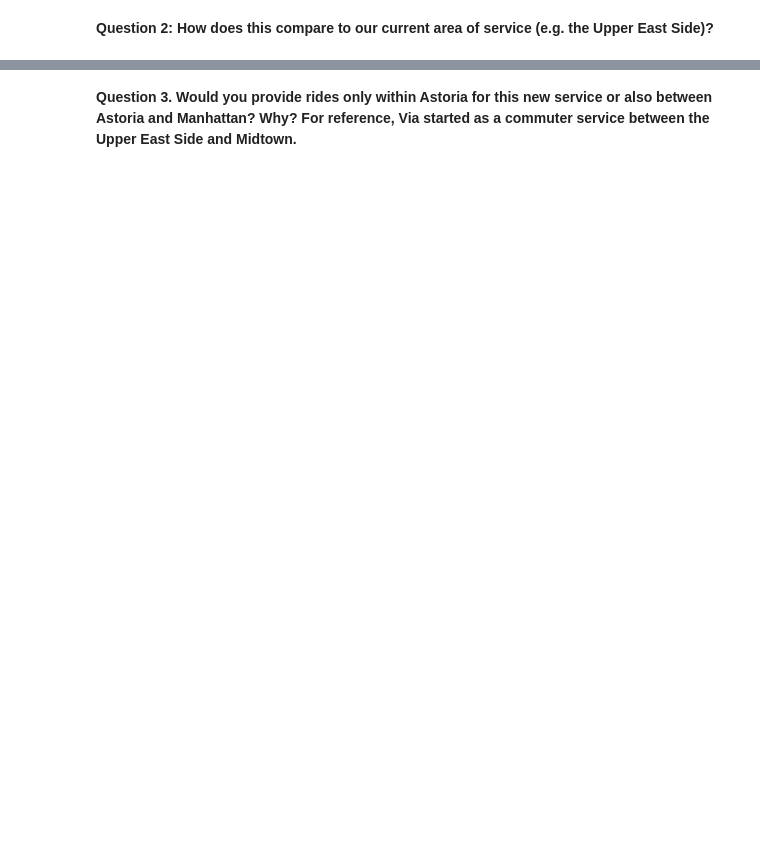
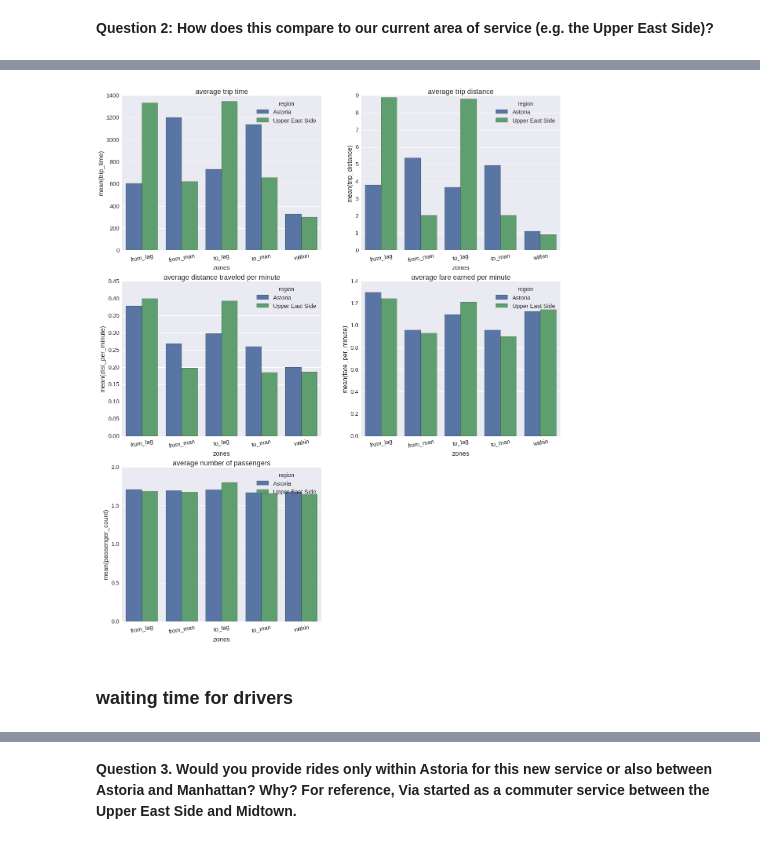
Before and after one commit to huangy22/NYC_taxi_Analysis, a Jupyter notebook: via_data_challenge_dask.ipynb, the cells around one changed output, grey strips where cells are left out. Saved outputs shown, nothing was run; the diff lists cells and outputs as text; code cells hidden in the pictures; blank space fills up the shorter version.

```diff
--- a/via_data_challenge_dask.ipynb
+++ b/via_data_challenge_dask.ipynb
@@ -242,0 +133,8 @@ eff_Upper_East["dist_per_minute"] = eff_Upper_East["trip_distance"]/eff_Upper_Ea
+# %%
+df_Astoria = query_regional_rides(Astoria_zones)
+print "Number of Taxi Rides Between 2013-08-01 and 2013-08-31"
+print "within Astoria:                    ", len(df_Astoria[df_Astoria.zones=="within"])
+print "from Astoria to LaGuardia Airport: ", len(df_Astoria[df_Astoria.zones=="to_lag"])
+print "from LaGuardia Airport to Astoria: ", len(df_Astoria[df_Astoria.zones=="from_lag"])
+print "from Astoria to Manhattan:         ", len(df_Astoria[df_Astoria.zones=="to_man"])
+print "from Manhattan to Astoria:         ", len(df_Astoria[df_Astoria.zones=="from_man"])
@@ -242,0 +148,8 @@ eff_Upper_East["dist_per_minute"] = eff_Upper_East["trip_distance"]/eff_Upper_Ea
+# %%
+df_Upper = query_regional_rides(Upper_east_zones)
+print "Number of Taxi Rides Between 2013-08-01 and 2013-08-31"
+print "within Upper East Side:                    ", len(df_Upper[df_Upper.zones=="within"])
+print "from Upper East Side to LaGuardia Airport: ", len(df_Upper[df_Upper.zones=="to_lag"])
+print "from LaGuardia Airport to Upper East Side: ", len(df_Upper[df_Upper.zones=="from_lag"])
+print "from Upper East Side to Manhattan:         ", len(df_Upper[df_Upper.zones=="to_man"])
+print "from Manhattan to Upper East Side:         ", len(df_Upper[df_Upper.zones=="from_man"])
@@ -242,0 +163,12 @@ eff_Upper_East["dist_per_minute"] = eff_Upper_East["trip_distance"]/eff_Upper_Ea
+# %%
+df_Astoria["region"] = "Astoria"
+df_Upper["region"] = "Upper East Side"
+df_rides = pd.concat([df_Astoria, df_Upper], axis=0)
+
+agg_rides = df_rides[['region', 'zones', 'passenger_count', 'trip_distance', 'trip_time', 'fare_amount']] \
+                        .groupby(['zones', 'region']).mean().reset_index()
+
+agg_rides["fare_per_minute"] = agg_rides["fare_amount"]/agg_rides["trip_time"]*60.0
+agg_rides["dist_per_minute"] = agg_rides["trip_distance"]/agg_rides["trip_time"]*60.0
+
+agg_rides.head()
@@ -242,0 +182,21 @@ eff_Upper_East["dist_per_minute"] = eff_Upper_East["trip_distance"]/eff_Upper_Ea
+# %%
+def plot_bar(df, x_cols, y_cols, titles):
+    n_y = len(titles)/2 + 1
+    plt.figure(figsize=(20,n_y*8))
+    for i in range(len(titles)):
+        plt.subplot(n_y, 2, i+1)
+        sns.barplot(x=x_cols[i],y=y_cols[i],data=df, hue='region')
+        plt.xticks(rotation=10)
+        plt.title(titles[i])
+# %%
+y_cols = ["trip_time", "trip_distance", "dist_per_minute", "fare_per_minute", "passenger_count"]
+x_cols = ["zones"]*len(y_cols)
+titles = ["average trip time", "average trip distance", "average distance traveled per minute",
+          "average fare earned per minute", "average number of passengers"]
+
+sns.set(font_scale=1.5)
+plot_bar(agg_rides, x_cols, y_cols, titles)
+# %% [output]
+[figure, added]
+# %% [markdown]
+### waiting time for drivers
```
Also changed, not shown: parts of 56 cells of this notebook.
